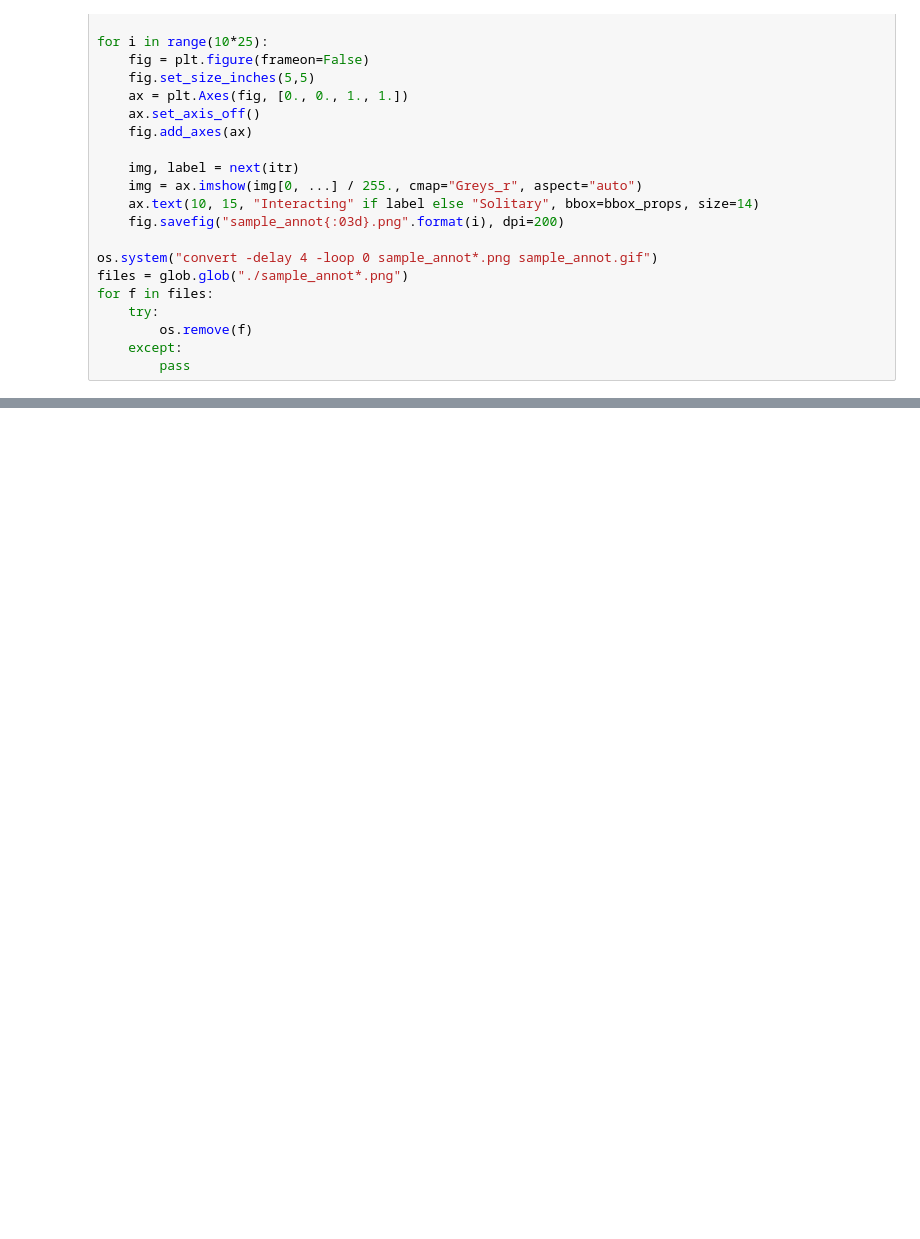
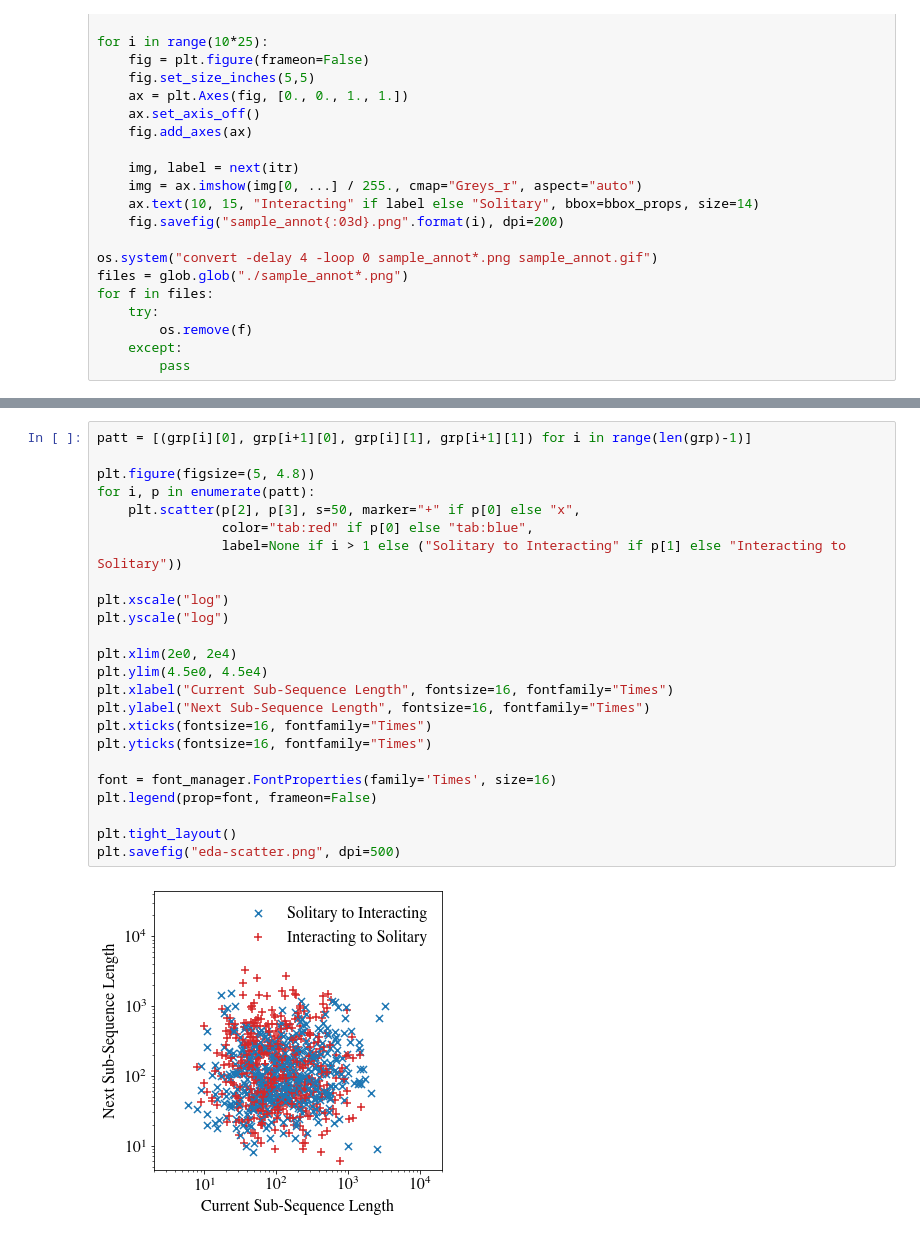
Before and after one commit to maitreyakv/data2040-final-project, a Jupyter notebook: eda.ipynb, the cells around one changed output, grey strips where cells are left out. Cells and saved outputs as stored; diff of their text form; blank space fills up the shorter version.

```diff
--- a/eda.ipynb
+++ b/eda.ipynb
@@ -84,0 +98,26 @@ plt.savefig("sample-label-hist.png", dpi=500)
+# %%
+patt = [(grp[i][0], grp[i+1][0], grp[i][1], grp[i+1][1]) for i in range(len(grp)-1)]
+
+plt.figure(figsize=(5, 4.8))
+for i, p in enumerate(patt):
+    plt.scatter(p[2], p[3], s=50, marker="+" if p[0] else "x",
+                color="tab:red" if p[0] else "tab:blue",
+                label=None if i > 1 else ("Solitary to Interacting" if p[1] else "Interacting to Solitary"))
+
+plt.xscale("log")
+plt.yscale("log")
+
+plt.xlim(2e0, 2e4)
+plt.ylim(4.5e0, 4.5e4)
+plt.xlabel("Current Sub-Sequence Length", fontsize=16, fontfamily="Times")
+plt.ylabel("Next Sub-Sequence Length", fontsize=16, fontfamily="Times")
+plt.xticks(fontsize=16, fontfamily="Times")
+plt.yticks(fontsize=16, fontfamily="Times")
+
+font = font_manager.FontProperties(family='Times', size=16)
+plt.legend(prop=font, frameon=False)
+
+plt.tight_layout()
+plt.savefig("eda-scatter.png", dpi=500)
+# %% [output]
+[figure, added]
```
Also changed, not shown: parts of 8 cells of this notebook.
